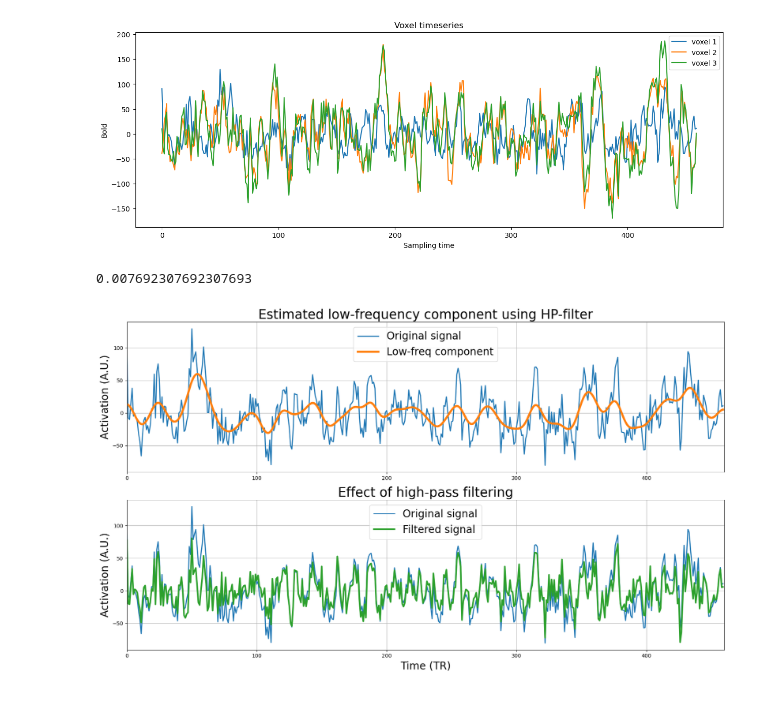
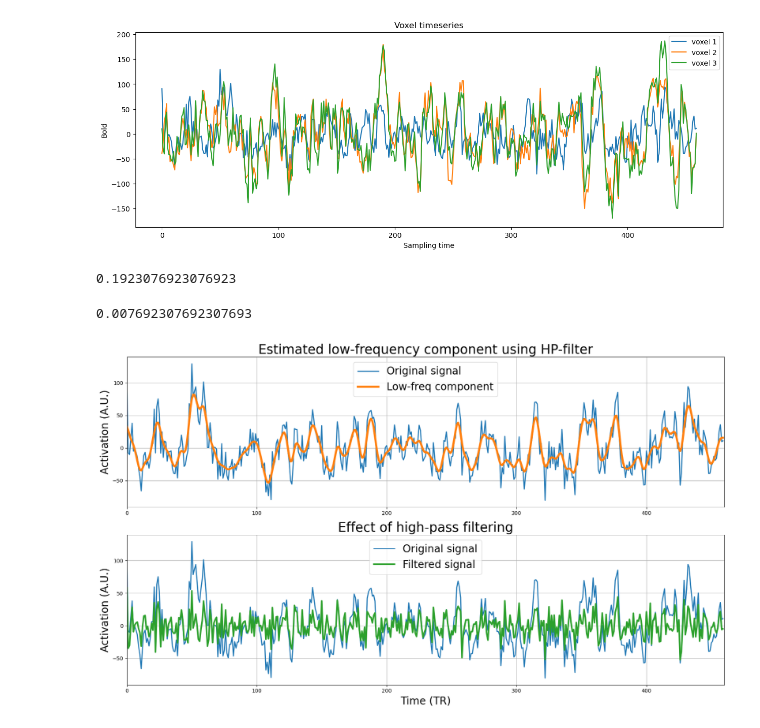
Before and after one commit to MIPLabCH/emoguide_gradients, a Jupyter notebook: 01_explore-loading.ipynb, the cells around one changed output. Saved outputs shown, nothing was run; the diff lists cells and outputs as text; code cells hidden in the pictures.

```diff
--- a/01_explore-loading.ipynb
+++ b/01_explore-loading.ipynb
@@ -361,7 +381,13 @@ from scipy.ndimage import gaussian_filter
 
 sigma = 50
 cutoff_freq = 1/(2*TR*sigma)
+newsigma = 2
+newcutoff_freq = 1/(2*TR*newsigma)
 # sig_gauss = 1/np.sqrt(8*np.log(2)) * 1/(TR*cutoff_freq)
+# %%
+newcutoff_freq
+# %% [output]
+0.1923076923076923
 # %%
 cutoff_freq
 # %% [output]
@@ -369,34 +395,34 @@ cutoff_freq
 # %%
 # https://lukas-snoek.com/NI-edu/fMRI-introduction/week_4/temporal_preprocessing.html
 sig = tmp[:,0]
-filt = gaussian_filter(sig, 5)
+filt = gaussian_filter(sig, newsigma)
 
 plt.figure(figsize=(17, 10))
 
 plt.subplot(2, 1, 1)
 plt.plot(sig, lw=2)
 plt.plot(filt, lw=4)
 plt.xlim(0, sig.size)
 plt.legend(['Original signal', 'Low-freq component'], fontsize=20)
 plt.title("Estimated low-frequency component using HP-filter", fontsize=25)
 plt.ylabel("Activation (A.U.)", fontsize=20)
 plt.grid()
 
 # IMPORTANT: subtract filter from signal
 filt_sig = sig - filt
 
 plt.subplot(2, 1, 2)
 plt.plot(sig, lw=2)
 plt.plot(filt_sig, lw=3, c='tab:green')
 plt.xlim(0, sig.size)
 plt.legend(['Original signal', 'Filtered signal'], fontsize=20)
 plt.title("Effect of high-pass filtering", fontsize=25)
 plt.xlabel("Time (TR)", fontsize=20)
 plt.ylabel("Activation (A.U.)", fontsize=20)
 plt.grid()
 
 plt.tight_layout()
 plt.show()
 # %% [output]
-[figure, old version]
+[figure, new version]
 # %%
```
Also changed, not shown: parts of 7 cells of this notebook, 3 other files.
